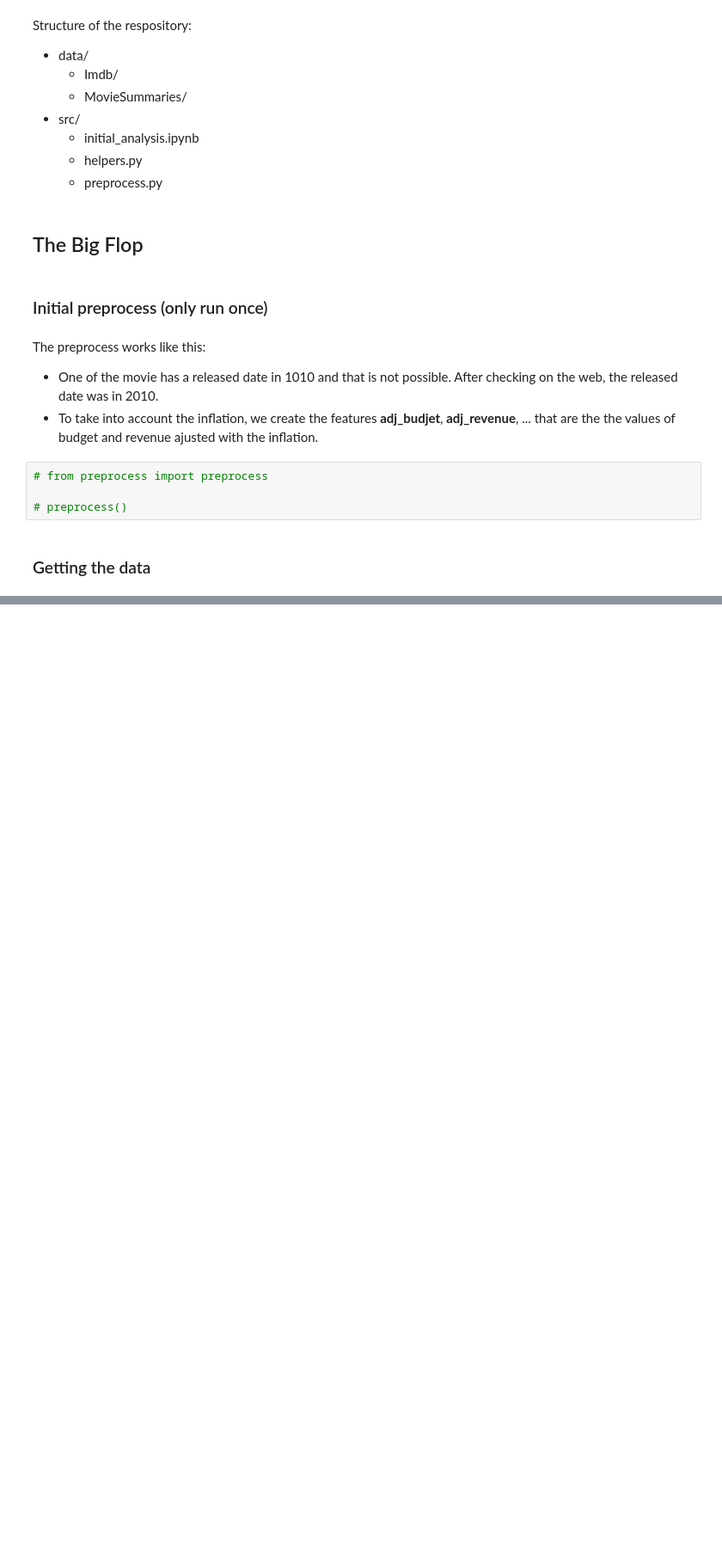
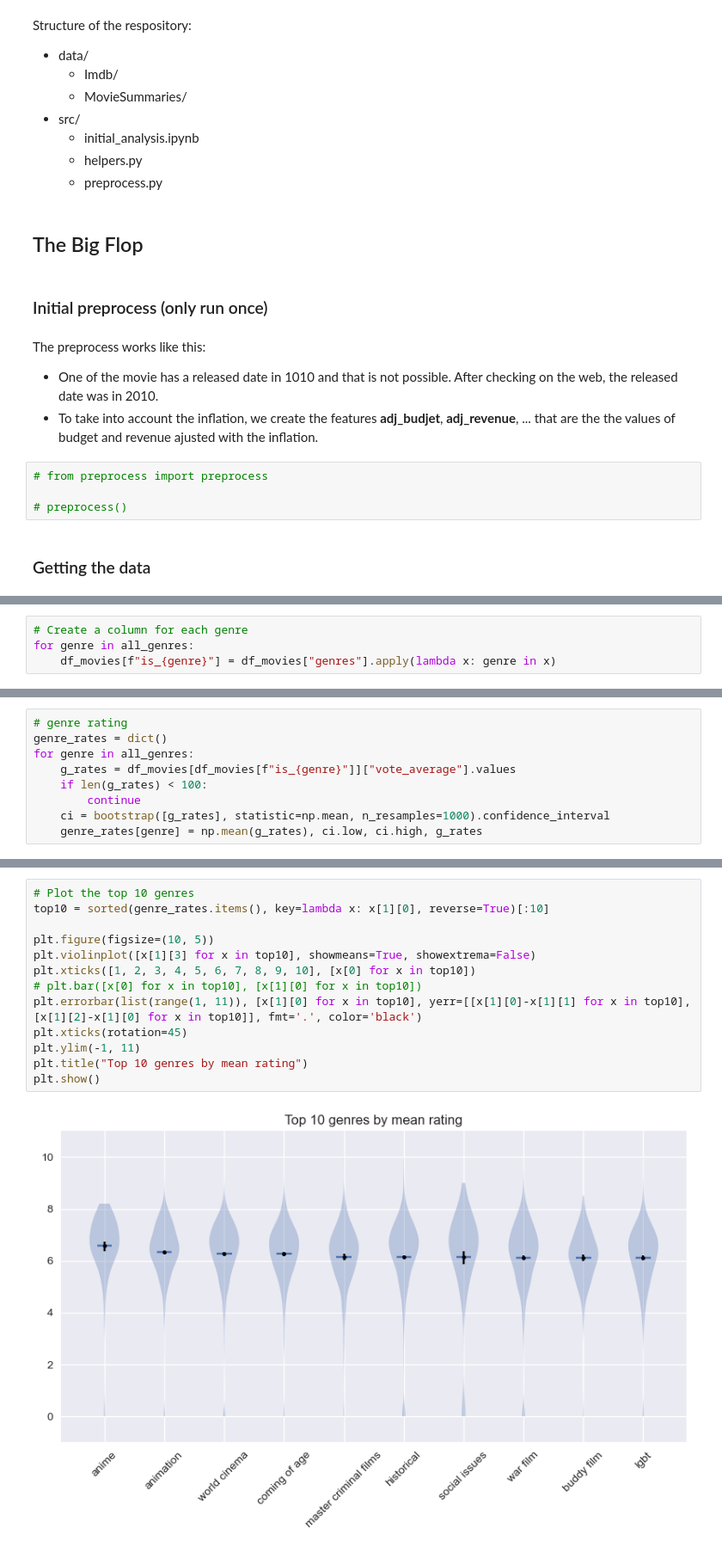
Before and after one commit to epfl-ada/ada-2022-project-adamax, a Jupyter notebook: src/initial_analysis.ipynb, the cells around one changed output, grey strips where cells are left out. Shown at 86% size. Saved outputs shown, nothing was run; the diff lists cells and outputs as text; blank space fills up the shorter version.

```diff
--- a/src/initial_analysis.ipynb
+++ b/src/initial_analysis.ipynb
@@ -547,0 +188,4 @@ We could not identify any obvious clusters, even after coloring the datapoints b
+# %%
+# Create a column for each genre
+for genre in all_genres:
+    df_movies[f"is_{genre}"] = df_movies["genres"].apply(lambda x: genre in x)
@@ -547,0 +196,9 @@ We could not identify any obvious clusters, even after coloring the datapoints b
+# %%
+# genre rating
+genre_rates = dict()
+for genre in all_genres:
+    g_rates = df_movies[df_movies[f"is_{genre}"]]["vote_average"].values
+    if len(g_rates) < 100:
+        continue
+    ci = bootstrap([g_rates], statistic=np.mean, n_resamples=1000).confidence_interval
+    genre_rates[genre] = np.mean(g_rates), ci.low, ci.high, g_rates
@@ -547,0 +209,15 @@ We could not identify any obvious clusters, even after coloring the datapoints b
+# %%
+# Plot the top 10 genres
+top10 = sorted(genre_rates.items(), key=lambda x: x[1][0], reverse=True)[:10]
+
+plt.figure(figsize=(10, 5))
+plt.violinplot([x[1][3] for x in top10], showmeans=True, showextrema=False)
+plt.xticks([1, 2, 3, 4, 5, 6, 7, 8, 9, 10], [x[0] for x in top10])
+# plt.bar([x[0] for x in top10], [x[1][0] for x in top10])
+plt.errorbar(list(range(1, 11)), [x[1][0] for x in top10], yerr=[[x[1][0]-x[1][1] for x in top10], [x[1][2]-x[1][0] for x in top10]], fmt='.', color='black')
+plt.xticks(rotation=45)
+plt.ylim(-1, 11)
+plt.title("Top 10 genres by mean rating")
+plt.show()
+# %% [output]
+[figure, added]
```
Also changed, not shown: parts of 151 cells of this notebook, 1 other file.
